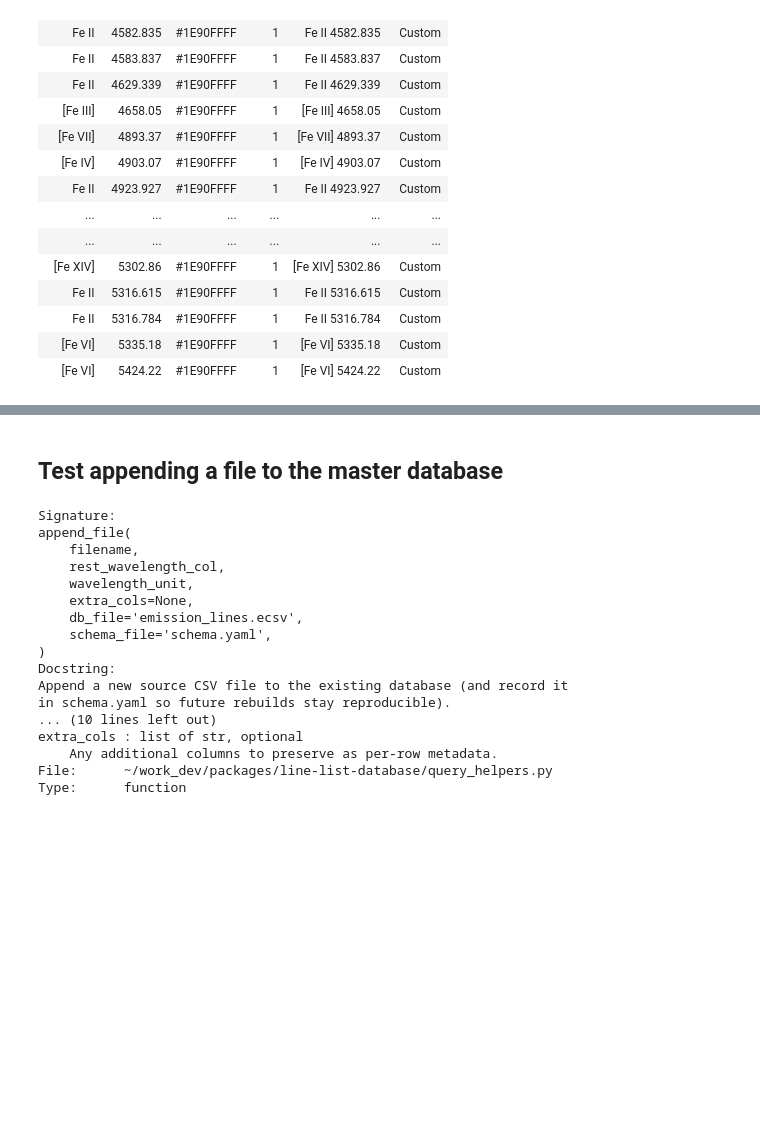
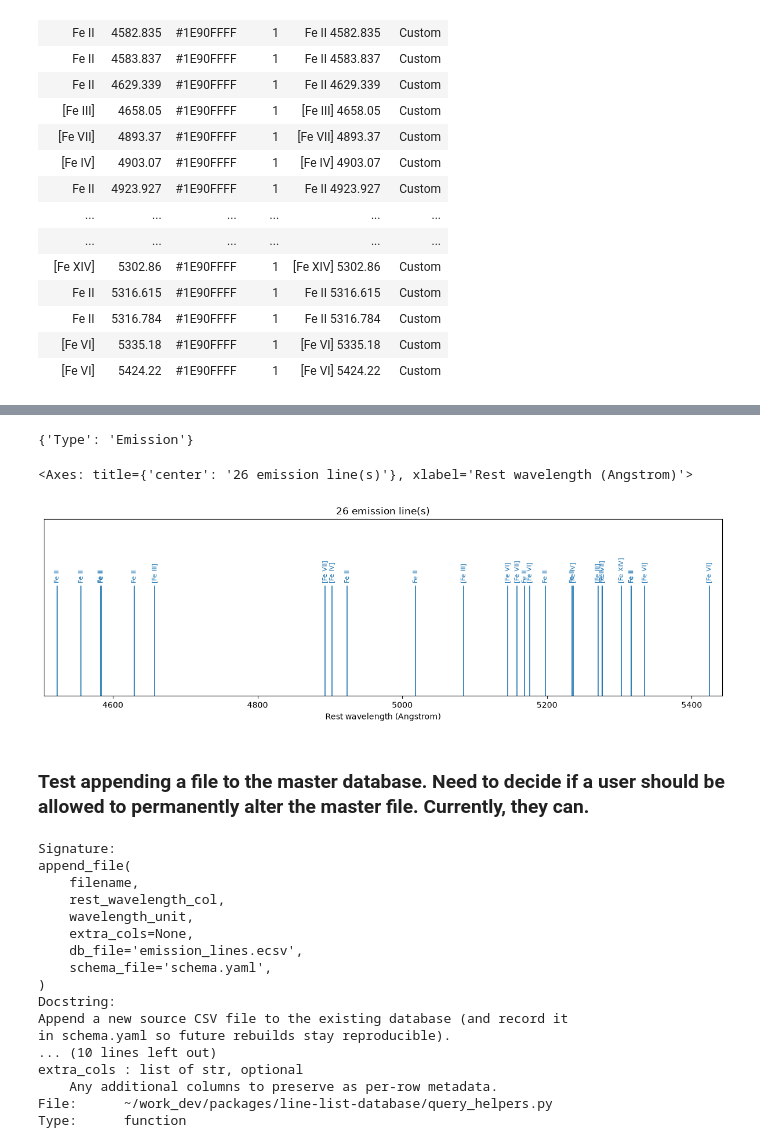
Before and after one commit to jbchampagne/LL-database-jdaviz, a Jupyter notebook: linelist_demo.ipynb, the cells around one changed output, grey strips where cells are left out. Cells and saved outputs as stored; diff of their text form; code cells hidden in the pictures; blank space fills up the shorter version.

```diff
--- a/linelist_demo.ipynb
+++ b/linelist_demo.ipynb
@@ -402,5 +449,17 @@ QTable length=26
+# %%
+query_helpers.get_extra_info(lines_by_type[0])
+# note that not all lines have a 'medium' argument (air vs vacuum)
+# %% [output]
+{'Type': 'Emission'}
+# %%
+# quick plot of lines
+
+query_helpers.plot_lines(lines_highz)
+# %% [output]
+<Axes: title={'center': '26 emission line(s)'}, xlabel='Rest wavelength (Angstrom)'>
+[figure, added]
 # %% [markdown]
-## Test appending a file to the master database
+### Test appending a file to the master database. Need to decide if a user should be allowed to permanently alter the master file. Currently, they can.
 # %%
 from query_helpers import append_file
 # %%
```
Also changed, not shown: parts of 27 cells of this notebook, 1 other file.
